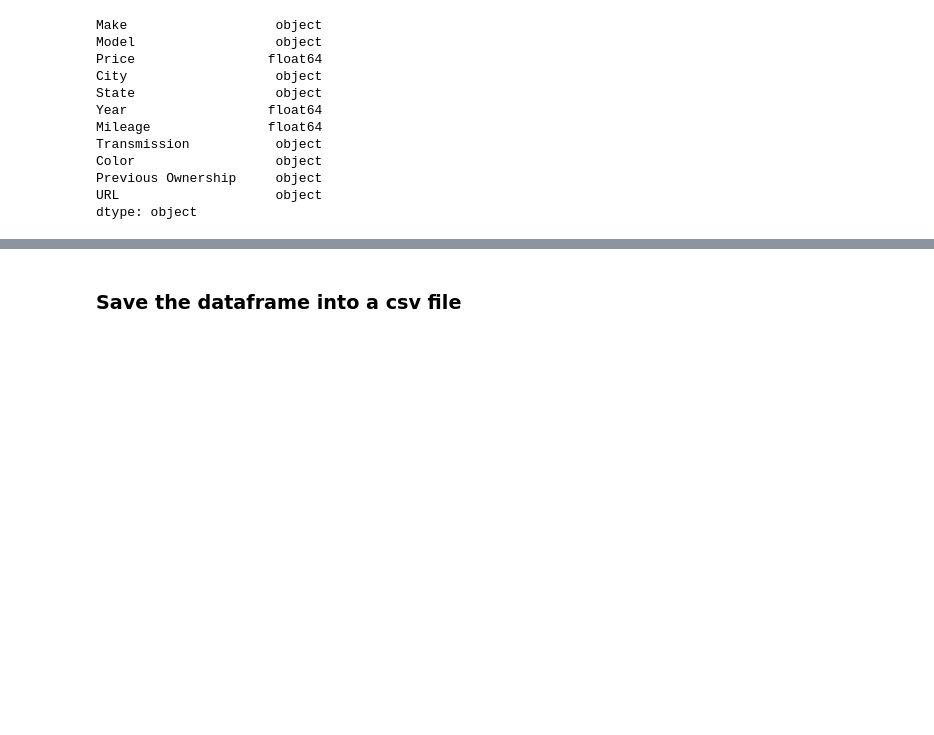
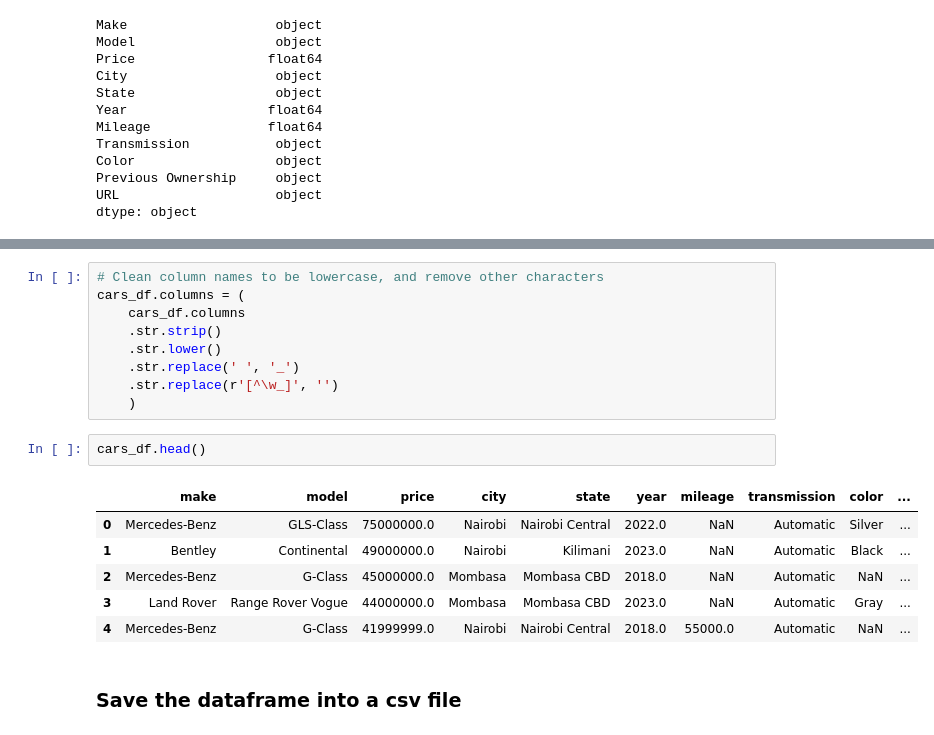
Before and after one commit to Tech-it-with-Billy/car-listings, a Jupyter notebook: data_processing.ipynb, the cells around one changed output, grey strips where cells are left out. Drawn from its saved outputs; the diff is of its cells as text; blank space fills up the shorter version.

```diff
--- a/merging__cleaning_database.ipynb
+++ b/data_processing.ipynb
@@ -146,3 +162,21 @@ New row count:  6761
+# %%
+# Clean column names to be lowercase, and remove other characters
+cars_df.columns = (
+    cars_df.columns
+    .str.strip()
+    .str.lower()
+    .str.replace(' ', '_')
+    .str.replace(r'[^\w_]', '')
+    )
+# %%
+cars_df.head()
+# %% [output]
+|  | make | model | price | city | state | year | mileage | transmission | color | ... |
+| 0 | Mercedes-Benz | GLS-Class | 75000000.0 | Nairobi | Nairobi Central | 2022.0 | NaN | Automatic | Silver | ... |
+| 1 | Bentley | Continental | 49000000.0 | Nairobi | Kilimani | 2023.0 | NaN | Automatic | Black | ... |
+| 2 | Mercedes-Benz | G-Class | 45000000.0 | Mombasa | Mombasa CBD | 2018.0 | NaN | Automatic | NaN | ... |
+| 3 | Land Rover | Range Rover Vogue | 44000000.0 | Mombasa | Mombasa CBD | 2023.0 | NaN | Automatic | Gray | ... |
+| 4 | Mercedes-Benz | G-Class | 41999999.0 | Nairobi | Nairobi Central | 2018.0 | 55000.0 | Automatic | NaN | ... |
 # %% [markdown]
 ### Save the dataframe into a csv file
 # %%
```
Also changed, not shown: parts of 5 cells of this notebook, 15 other files.
